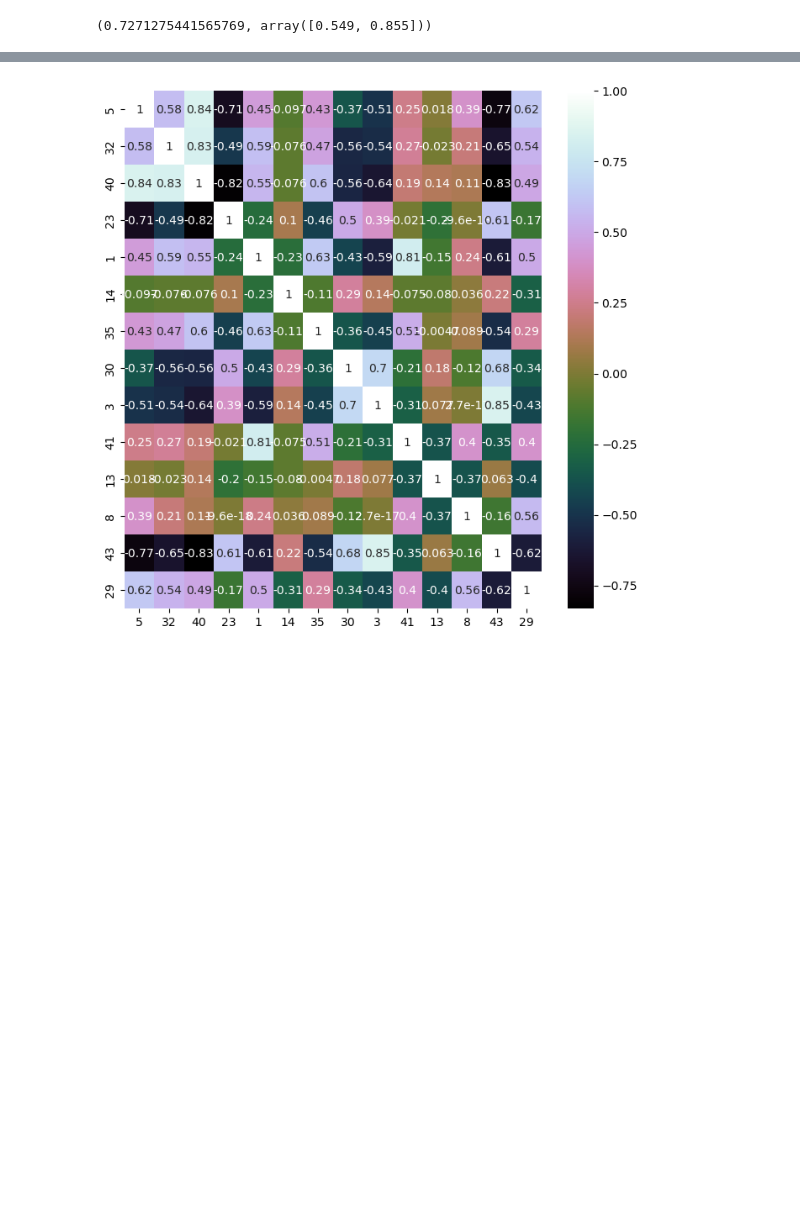
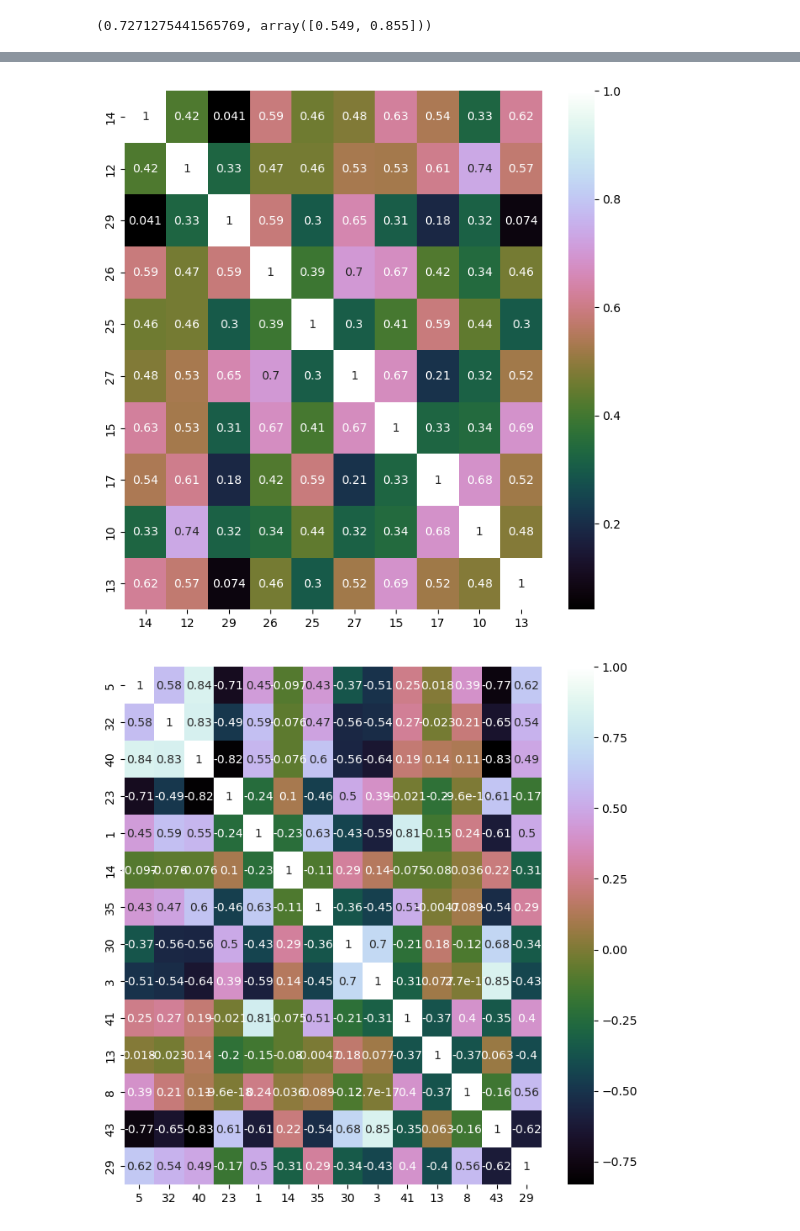
Before and after one commit to demetriusjube/ppca-engenharia-requisitos, a Jupyter notebook: analise-respostas.ipynb, the cells around one changed output, grey strips where cells are left out. Drawn from its saved outputs; the diff is of its cells as text; code cells hidden in the pictures; blank space fills up the shorter version.

```diff
--- a/analise-respostas.ipynb
+++ b/analise-respostas.ipynb
@@ -591,0 +528,8 @@ Para analisar a correlação entre as respostas, utilizaremos os resultados orig
+# %%
+idColunaPapel =str(getIdFromColumnName('Qual o seu papel na equipe de desenvolvimento?', 'pergunta', dfPerguntasFiltradas))
+print(idColunaPapel)
+listaColunasQCCorrelacaoPapel = [idColunaPapel]
+listaColunasQCCorrelacaoPapel.extend(perguntasQCMantidas)
+print (listaColunasQCCorrelacaoPapel)
+dfCorrelacaoPapelConhecimento = dfRespostasAjustadas[listaColunasQCCorrelacaoPapel]
+display(dfCorrelacaoPapelConhecimento)
@@ -592,3 +567,9 @@ Para analisar a correlação entre as respostas, utilizaremos os resultados orig
+# %%
+correlacaoPapelConhecimento = dfCorrelacaoPapelConhecimento.corr()
+plt.figure(figsize=(8,8))
+sns.heatmap(correlacaoPapelConhecimento, annot=True, cmap='cubehelix');
+# %% [output]
+[figure, added]
 # %%
 # for col in dfRespostasAjustadas.columns:
 # col = '5'
```
Also changed, not shown: parts of 18 cells of this notebook.
